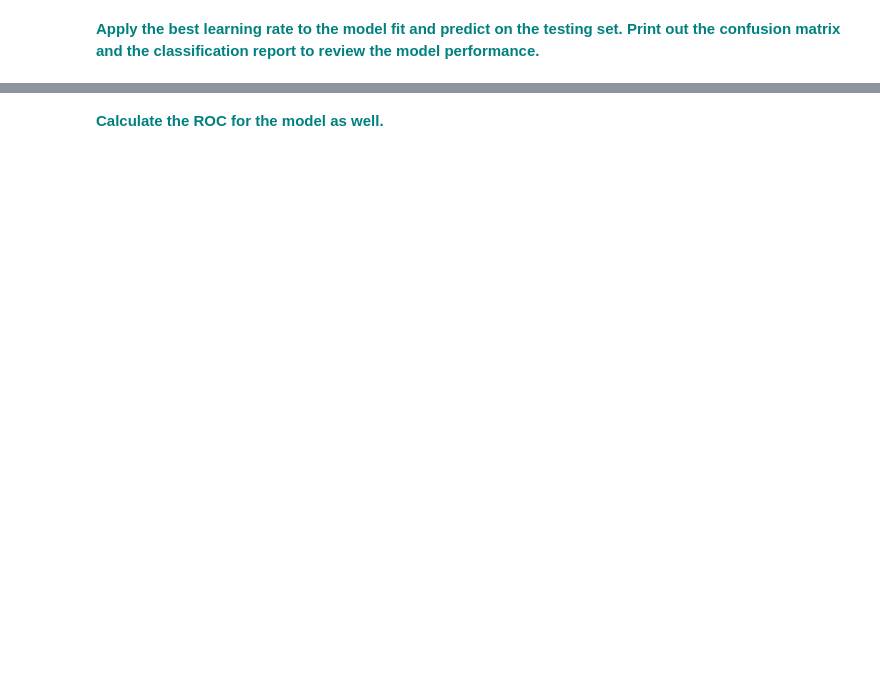
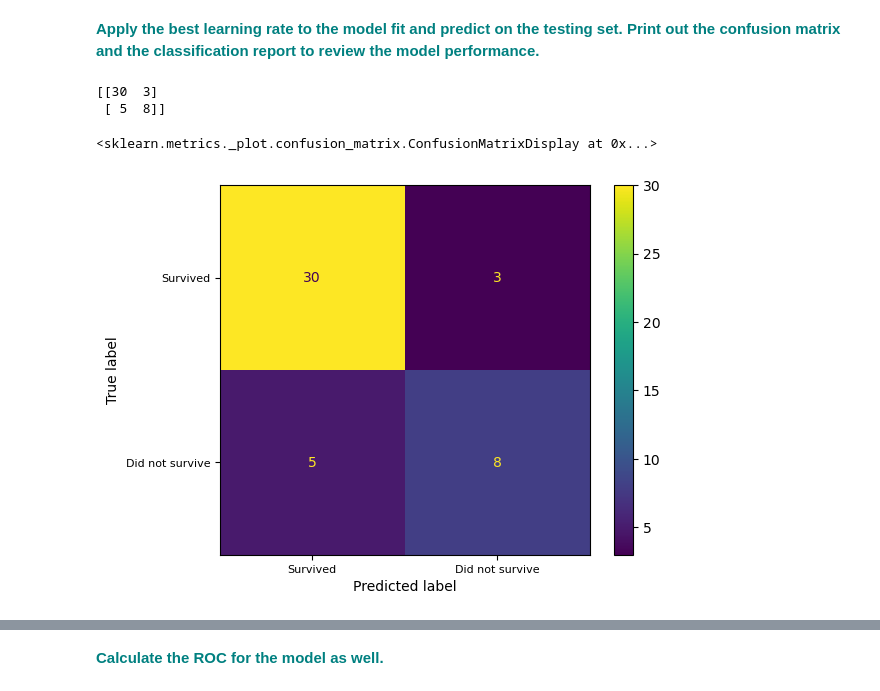
Before and after one commit to nhongphuc/Springboard, a Jupyter notebook: 1601612507_Gradient_Boosting_Case_Study_updated_10_01_2020/Gradient Boosting Case Study.ipynb, the cells around one changed output, grey strips where cells are left out. Saved outputs shown, nothing was run; the diff lists cells and outputs as text; code cells hidden in the pictures; blank space fills up the shorter version.

```diff
--- a/1601612507_Gradient_Boosting_Case_Study_updated_10_01_2020/Gradient Boosting Case Study.ipynb
+++ b/1601612507_Gradient_Boosting_Case_Study_updated_10_01_2020/Gradient Boosting Case Study.ipynb
@@ -166,11 +175,12 @@ y = df.Survived
 **<font color='teal'>Apply the standard scaler to the X matrix.</font>**
 # %%
 scaler = preprocessing.StandardScaler().fit(X)
-X_scaled =
+X_scaled = scaler.transform(X)
 # %% [markdown]
 **<font color='teal'>Split the X_scaled and y into 75/25 training and testing data subsets..</font>**
 # %%
 from sklearn.model_selection import train_test_split
+X_train, X_test, y_train, y_test = train_test_split(X_scaled, y, test_size=.25, random_state=11)
 # %% [markdown]
 **<font color='teal'>Run the cell below to test multiple learning rates in your gradient boosting classifier.</font>**
 # %%
@@ -185,2 +213,26 @@ for learning_rate in learning_rates:
 # %% [markdown]
 **<font color='teal'>Apply the best learning rate to the model fit and predict on the testing set. Print out the confusion matrix and the classification report to review the model performance.</font>**
+# %%
+#The best learning rate is 0.75 or 1. We will use 0.75.
+gb = GradientBoostingClassifier(n_estimators=20, learning_rate = 0.75, max_features=2, max_depth = 2, random_state = 0)
+gb_res = gb.fit(X_train, y_train)
+y_pred = gb_res.predict(X_test)
+y_pred_probs = gb_res.predict_proba(X_test)
+# %%
+#Print out the confusion matrix.
+cm = confusion_matrix(y_test, y_pred, labels=[1,0])
+print(cm)
+
+_, ax = plt.subplots()
+display_cm = ConfusionMatrixDisplay(confusion_matrix = cm,
+                                    display_labels = ['Survived', 'Did not survive'])
+ax.set_xticks([0, 1])
+ax.set_yticks([0, 1])
+ax.set_xticklabels(labels = ['Survived', 'Did not survive'], fontsize = 8)
+ax.set_yticklabels(labels = ['Survived', 'Did not survive'], fontsize = 8)
+display_cm.plot(ax = ax)
+# %% [output]
+[[30  3]
+ [ 5  8]]
+<sklearn.metrics._plot.confusion_matrix.ConfusionMatrixDisplay at 0x...>
+[figure, added]
```
Also changed, not shown: parts of 7 cells of this notebook.
